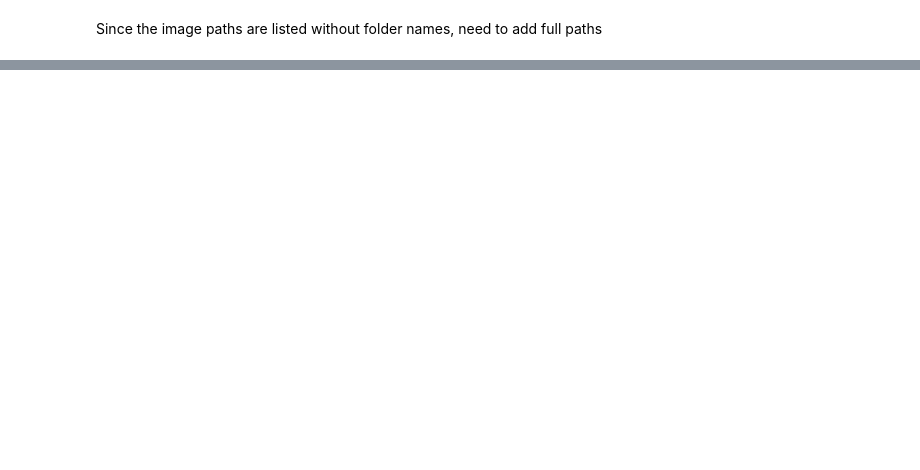
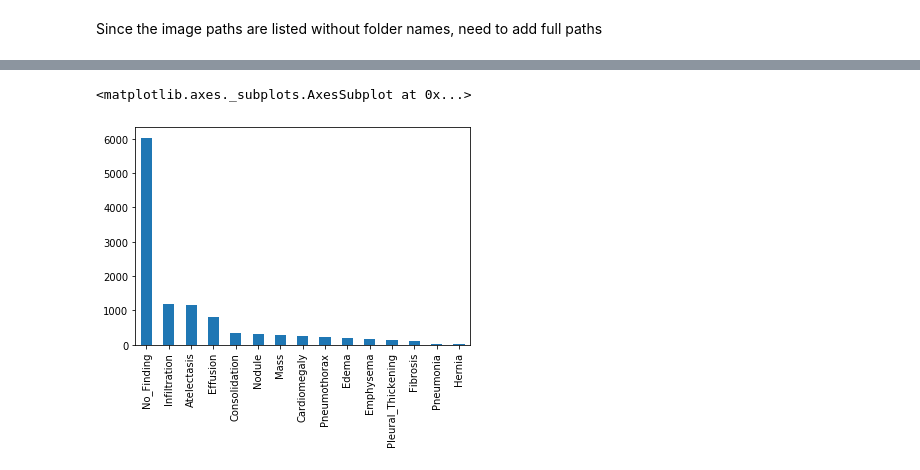
Before and after one commit to bakamoridesu/Chest_Xrays, a Jupyter notebook: chest_xrays.ipynb, the cells around one changed output, grey strips where cells are left out. Cells and saved outputs as stored; diff of their text form; code cells hidden in the pictures; blank space fills up the shorter version.

```diff
--- a/chest_xrays.ipynb
+++ b/chest_xrays.ipynb
@@ -209,0 +155,5 @@ with tf.device('/GPU:0'):
+# %%
+valid_df.disease.value_counts().plot(kind='bar')
+# %% [output]
+<matplotlib.axes._subplots.AxesSubplot at 0x...>
+[figure, added]
```
Also changed, not shown: parts of 83 cells of this notebook.
